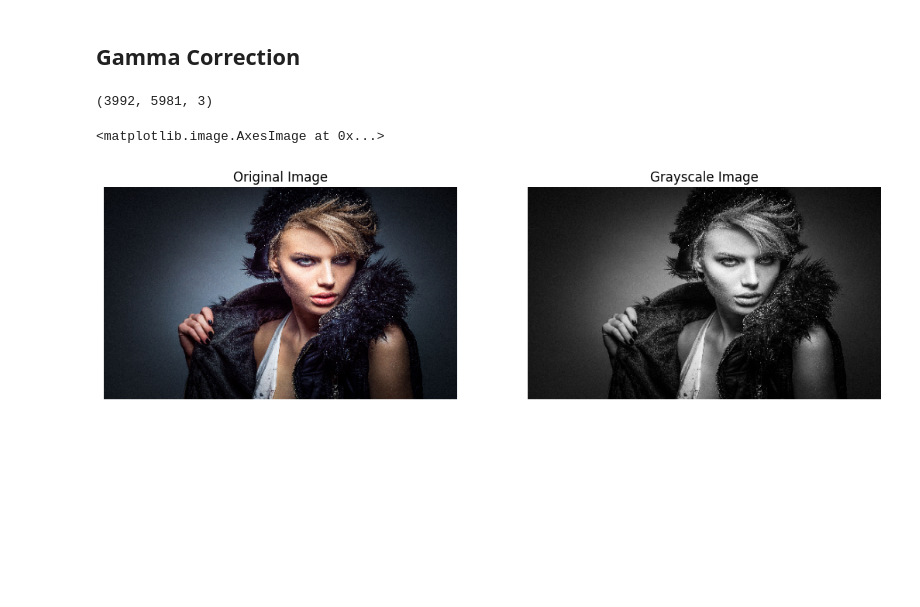
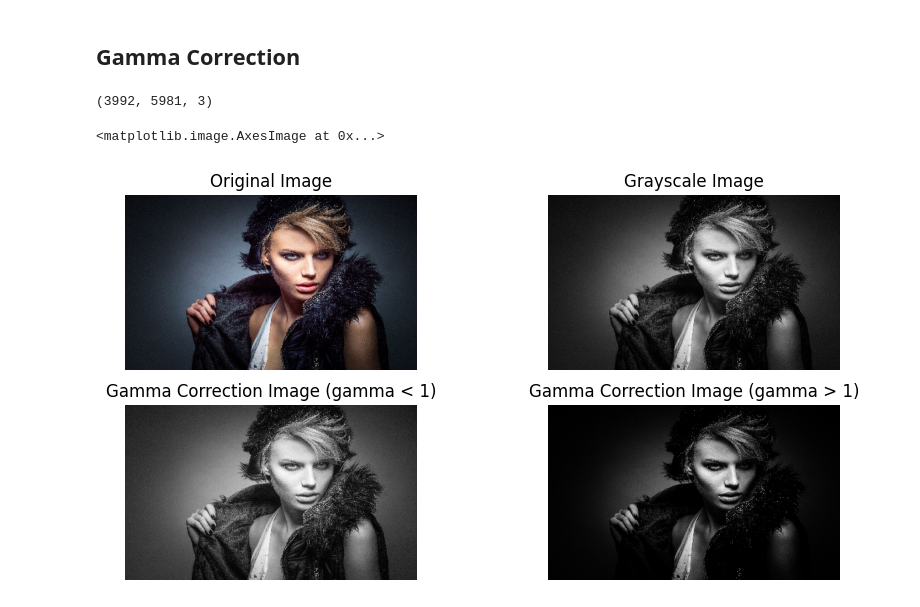
Before and after one commit to itspriyambhattacharya/opencv_learning, a Jupyter notebook: 01_basic_practice.ipynb, the cells around one changed output. Drawn from its saved outputs; the diff is of its cells as text; code cells hidden in the pictures; blank space fills up the shorter version.

Commit message:
gamma correction

```diff
--- a/01_basic_practice.ipynb
+++ b/01_basic_practice.ipynb
@@ -129,29 +129,44 @@ cv2.destroyAllWindows()
 # %%
 image = cv2.imread('images/model3.jpg')
 print(image.shape) # shape of the image (height, width, channel)
 image = cv2.resize(image, (500, 300))
 img = cv2.cvtColor(image, cv2.COLOR_BGR2RGB)
 
 gray = cv2.cvtColor(image, cv2.COLOR_BGR2GRAY)
 
-ni = gray.astype("float32")/255.0
+ni = gray.astype("float32")/255.0 # normalize the image
 
-cv2.imshow("Normalized image", ni)
-cv2.waitKey(0)
-cv2.destroyAllWindows()
+g1 = 0.7 # brightes darker regions
+gamma_correction = ni ** g1
 
-plt.figure(figsize=(20, 5))
+gamma_correction = (gamma_correction*255).astype("uint8")
 
-plt.subplot(1, 3, 1)
+g2 = 1.9  # darkens brighter regions
+gamma_correction2 = ni ** g2
+gamma_correction2 = (gamma_correction2*255).astype("uint8")
+
+plt.figure(figsize=(10, 5))
+
+plt.subplot(2, 2, 1)
 plt.axis("off")
 plt.title("Original Image")
 plt.imshow(img)
 
-plt.subplot(1, 3, 2)
+plt.subplot(2, 2, 2)
 plt.axis("off")
 plt.title("Grayscale Image")
 plt.imshow(gray, cmap='gray')
+
+plt.subplot(2, 2, 3)
+plt.axis("off")
+plt.title("Gamma Correction Image (gamma < 1)")
+plt.imshow(gamma_correction, cmap='gray')
+
+plt.subplot(2, 2, 4)
+plt.axis("off")
+plt.title("Gamma Correction Image (gamma > 1)")
+plt.imshow(gamma_correction2, cmap='gray')
 # %% [output]
 (3992, 5981, 3)
 <matplotlib.image.AxesImage at 0x...>
-[figure, old version]
+[figure, new version]
```
